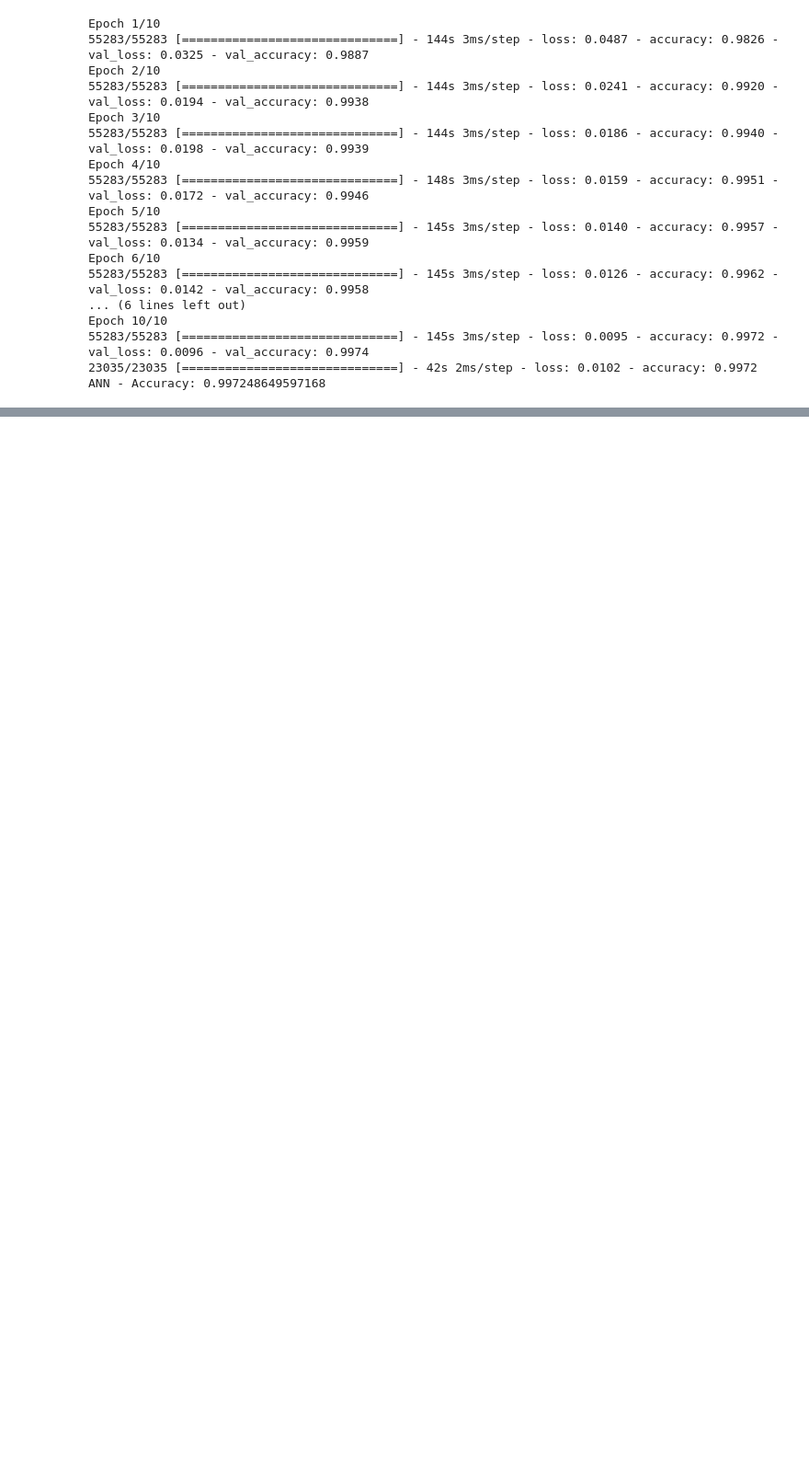
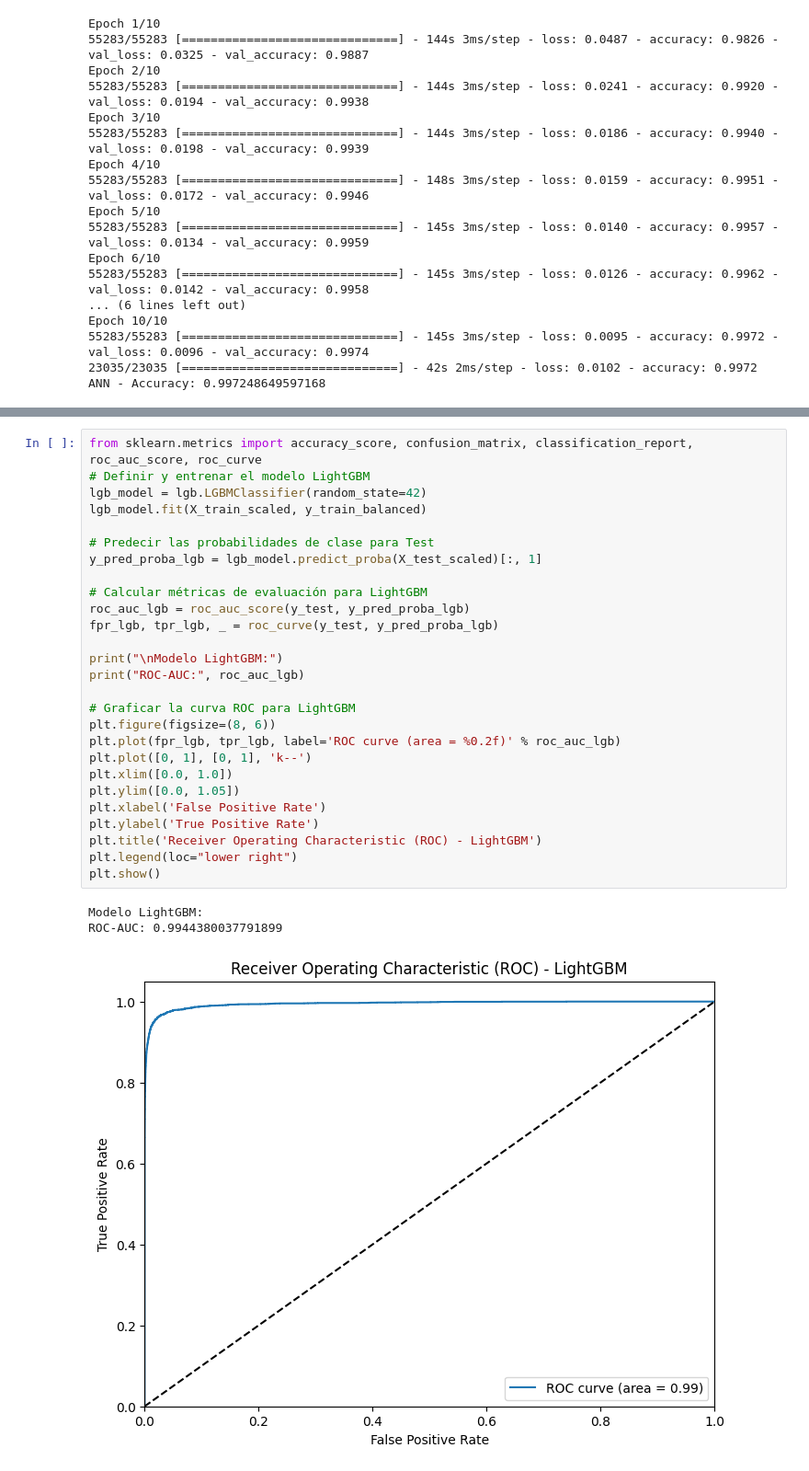
Before and after one commit to ChristopherG19/UVG_SDS_Proyecto2, a Jupyter notebook: Proyecto2.ipynb, the cells around one changed output, grey strips where cells are left out. Shown at 92% size. Cells and saved outputs as stored; diff of their text form; blank space fills up the shorter version.

```diff
--- a/Proyecto2.ipynb
+++ b/Proyecto2.ipynb
@@ -1053,0 +1133,31 @@ ANN - Accuracy: 0.997248649597168
+# %%
+from sklearn.metrics import accuracy_score, confusion_matrix, classification_report, roc_auc_score, roc_curve
+# Definir y entrenar el modelo LightGBM
+lgb_model = lgb.LGBMClassifier(random_state=42)
+lgb_model.fit(X_train_scaled, y_train_balanced)
+
+# Predecir las probabilidades de clase para Test
+y_pred_proba_lgb = lgb_model.predict_proba(X_test_scaled)[:, 1]
+
+# Calcular métricas de evaluación para LightGBM
+roc_auc_lgb = roc_auc_score(y_test, y_pred_proba_lgb)
+fpr_lgb, tpr_lgb, _ = roc_curve(y_test, y_pred_proba_lgb)
+
+print("\nModelo LightGBM:")
+print("ROC-AUC:", roc_auc_lgb)
+
+# Graficar la curva ROC para LightGBM
+plt.figure(figsize=(8, 6))
+plt.plot(fpr_lgb, tpr_lgb, label='ROC curve (area = %0.2f)' % roc_auc_lgb)
+plt.plot([0, 1], [0, 1], 'k--')
+plt.xlim([0.0, 1.0])
+plt.ylim([0.0, 1.05])
+plt.xlabel('False Positive Rate')
+plt.ylabel('True Positive Rate')
+plt.title('Receiver Operating Characteristic (ROC) - LightGBM')
+plt.legend(loc="lower right")
+plt.show()
+# %% [output]
+Modelo LightGBM:
+ROC-AUC: 0.9944380037791899
+[figure, added]
```
Also changed, not shown: parts of 3 cells of this notebook.
